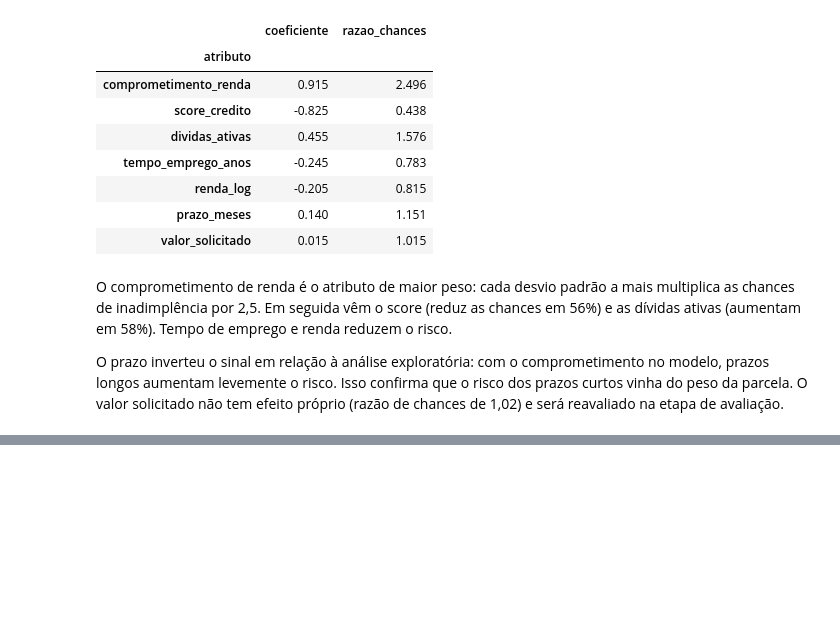
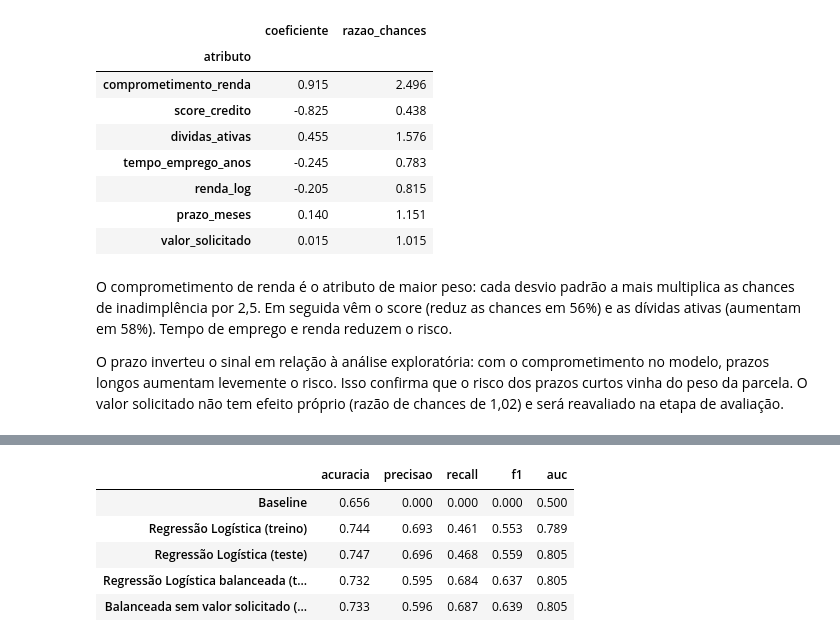
Before and after one commit to dudamark/desafio-credito-credair, a Jupyter notebook: notebooks/analise_credito.ipynb, the cells around one changed output, grey strips where cells are left out. Cells and saved outputs as stored; diff of their text form; code cells hidden in the pictures; blank space fills up the shorter version.

```diff
--- a/notebooks/analise_credito.ipynb
+++ b/notebooks/analise_credito.ipynb
@@ -1109,0 +1155,5 @@ O prazo inverteu o sinal em relação à análise exploratória: com o compromet
+# %%
+resultados_avaliacao.loc["Regressão Logística (treino)"] = pd.Series(avaliar(modelo, X_treino, y_treino))
+resultados_avaliacao.loc["Regressão Logística (teste)"] = pd.Series(avaliar(modelo, X_teste, y_teste))
+
+resultados_avaliacao.round(3)
@@ -1109,0 +1224,22 @@ O prazo inverteu o sinal em relação à análise exploratória: com o compromet
+# %%
+atributos_sem_valor = [atributo for atributo in atributos_modelo if atributo != "valor_solicitado"]
+
+modelo_sem_valor = Pipeline([
+    ("padronizacao", StandardScaler()),
+    ("regressao", LogisticRegression(class_weight="balanced"))
+])
+
+modelo_sem_valor.fit(X_treino[atributos_sem_valor], y_treino)
+
+resultados_avaliacao.loc["Balanceada sem valor solicitado (teste)"] = pd.Series(
+    avaliar(modelo_sem_valor, X_teste[atributos_sem_valor], y_teste)
+)
+
+resultados_avaliacao.round(3)
+# %% [output]
+|  | acuracia | precisao | recall | f1 | auc |
+| Baseline | 0.656 | 0.000 | 0.000 | 0.000 | 0.500 |
+| Regressão Logística (treino) | 0.744 | 0.693 | 0.461 | 0.553 | 0.789 |
+| Regressão Logística (teste) | 0.747 | 0.696 | 0.468 | 0.559 | 0.805 |
+| Regressão Logística balanceada (t... | 0.732 | 0.595 | 0.684 | 0.637 | 0.805 |
+| Balanceada sem valor solicitado (... | 0.733 | 0.596 | 0.687 | 0.639 | 0.805 |
```
Also changed, not shown: parts of 18 cells of this notebook, 1 other file.
